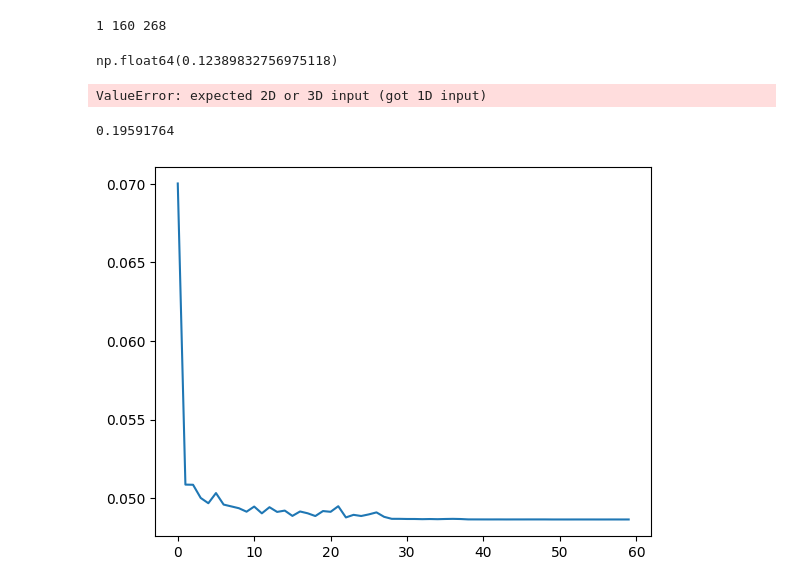
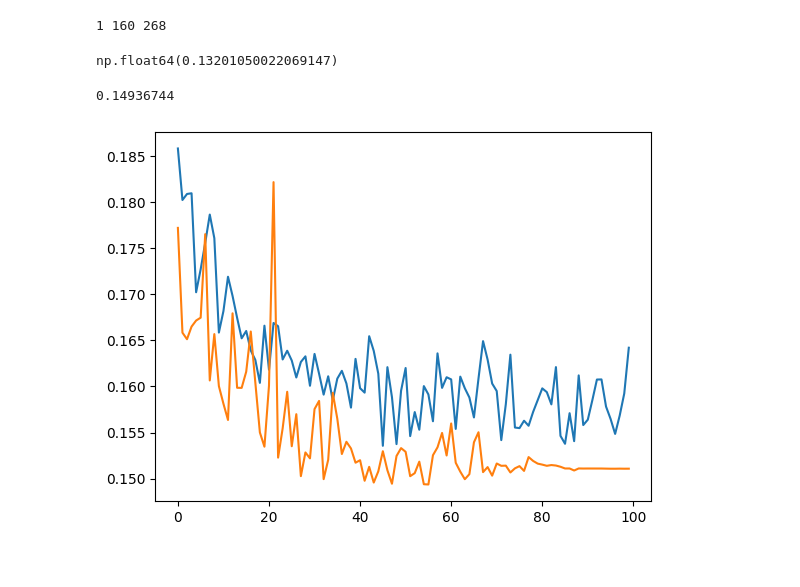
Before and after one commit to denisfouchard/fMRI-connectivity-super-resolution, a Jupyter notebook: training_pca.ipynb, the cells around one changed output. Drawn from its saved outputs; the diff is of its cells as text; code cells hidden in the pictures.

```diff
--- a/training_pca.ipynb
+++ b/training_pca.ipynb
@@ -95,11 +95,11 @@ def compute_features(batch, ncomp):
 # %%
 batch_list = [batch for batch,_ in iter(train_loader)]
 target_list = [batch for _,batch in iter(train_loader)]
-Q1 = compute_list_features(batch_list, 128)
-Q2 = compute_list_features(target_list, 256)
+Q1 = compute_list_features(batch_list, 64)
+Q2 = compute_list_features(target_list, 128)
 
 mean_list = []
-for batch,_ in val_loader:
+for batch,_ in train_loader:
     Q0 = project_adj(batch, Q1)
 
     cov_hat = (Q0 @ Q0.t()).to(torch.float)
@@ -109,7 +109,7 @@ for batch,_ in val_loader:
 
 np.mean(mean_list)
 # %% [output]
-np.float64(0.12389832756975118)
+np.float64(0.13201050022069147)
 # %%
 from torch.nn import Linear, BatchNorm1d, Dropout, TransformerEncoder, TransformerEncoderLayer
 from torch_geometric.nn import GATConv, GCNConv, GINConv, global_add_pool
@@ -129,8 +129,7 @@ class UpscalerGNN(nn.Module):
         self.layers = nn.ModuleList()
         self.layers.append(
             nn.Sequential(
-                nn.Linear(in_features=128, out_features=hidden_size),
-                nn.BatchNorm1d(num_features=hidden_size),
+                nn.Linear(in_features=64, out_features=hidden_size),
                 nn.Dropout(p=0.1),
                 nn.LeakyReLU()
             )
@@ -140,7 +139,6 @@ class UpscalerGNN(nn.Module):
             self.layers.append(
                 nn.Sequential(
                     nn.Linear(in_features=hidden_size, out_features=hidden_size),
-                    nn.BatchNorm1d(num_features=hidden_size),
                     nn.Dropout(p=0.1),
                     nn.LeakyReLU()
                 )
@@ -148,14 +146,11 @@ class UpscalerGNN(nn.Module):
 
         self.layers.append(
             nn.Sequential(
-                nn.Linear(in_features=hidden_size, out_features=256),
-                nn.BatchNorm1d(num_features=hidden_size),
+                nn.Linear(in_features=hidden_size, out_features=128),
                 nn.Dropout(p=0.1),
                 nn.LeakyReLU()
             )
         )
-
-
 
     @property
     def device(self):
@@ -171,16 +166,16 @@ class UpscalerGNN(nn.Module):
             C = layer(C)
 
         C = torch.diag(C.squeeze())
-        return self.Q2 @ C @ self.Q2.t()
+        return (self.Q2 @ C @ self.Q2.t()).unsqueeze(0)
 # %%
 model = UpscalerGNN(
-    hidden_size=256,
+    hidden_size=64,
     hidden_layers=1,
     Q1=Q1.to(device),
     Q2=Q2.to(device)
 ).to(device)
 # %%
-criterion = nn.L1Loss()
+criterion = nn.MSELoss()
 
 train_loss_history, val_loss_history, lr_history, best_model_state_dict = train_model(
     model=model,
@@ -188,10 +183,8 @@ train_loss_history, val_loss_history, lr_history, best_model_state_dict = train_
     val_dataloader=val_loader,
     criterion=criterion,
     num_epochs=100,
-    lr=0.01
+    lr=0.001
 )
-# %% [output]
-ValueError: expected 2D or 3D input (got 1D input)
 # %%
 model.load_state_dict(best_model_state_dict)
 loss = evaluate_model(model, val_loader)
@@ -199,12 +192,13 @@ print(loss)
 
 torch.save(model, 'model.pth')
 # %% [output]
-0.19591764
+0.14936744
 # %%
 plt.plot(train_loss_history)
+plt.plot(val_loss_history)
 plt.show()
 # %% [output]
-[figure, old version]
+[figure, new version]
 # %%
 model = torch.load("model.pth", weights_only=False)
 # %%
```
Also changed, not shown: parts of 3 cells of this notebook.
